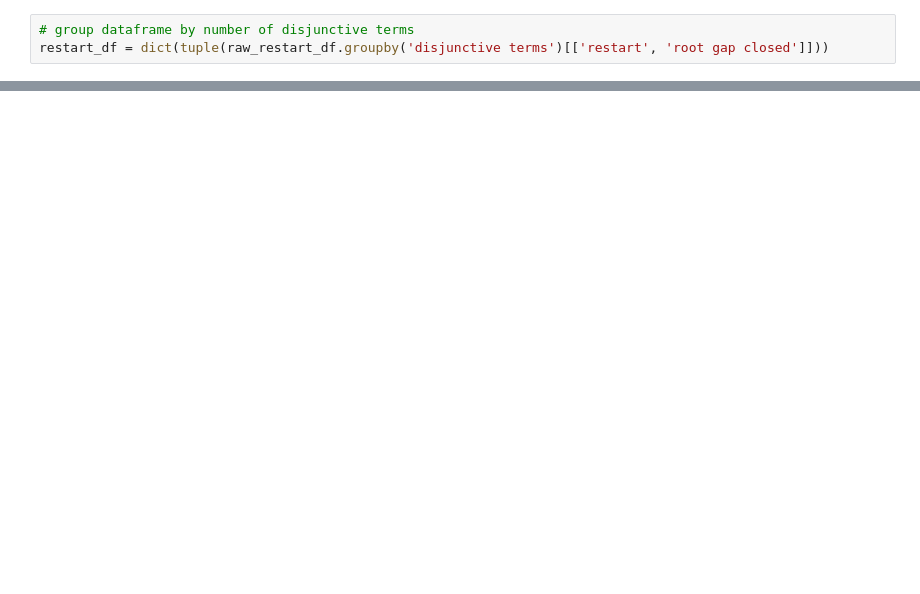
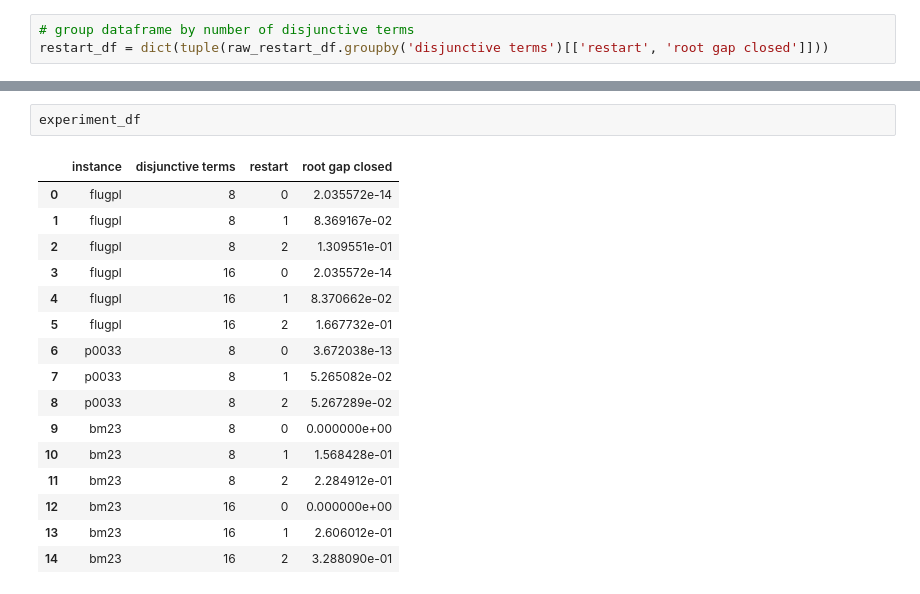
Before and after one commit to spkelle2/warm_starting_series_of_MILPs, a Jupyter notebook: experiments/graphs.ipynb, the cells around one changed output, grey strips where cells are left out. Saved outputs shown, nothing was run; the diff lists cells and outputs as text; blank space fills up the shorter version.

```diff
--- a/experiments/graphs.ipynb
+++ b/experiments/graphs.ipynb
@@ -123,0 +124,19 @@ plt.show()
+# %%
+experiment_df
+# %% [output]
+|  | instance | disjunctive terms | restart | root gap closed |
+| 0 | flugpl | 8 | 0 | 2.035572e-14 |
+| 1 | flugpl | 8 | 1 | 8.369167e-02 |
+| 2 | flugpl | 8 | 2 | 1.309551e-01 |
+| 3 | flugpl | 16 | 0 | 2.035572e-14 |
+| 4 | flugpl | 16 | 1 | 8.370662e-02 |
+| 5 | flugpl | 16 | 2 | 1.667732e-01 |
+| 6 | p0033 | 8 | 0 | 3.672038e-13 |
+| 7 | p0033 | 8 | 1 | 5.265082e-02 |
+| 8 | p0033 | 8 | 2 | 5.267289e-02 |
+| 9 | bm23 | 8 | 0 | 0.000000e+00 |
+| 10 | bm23 | 8 | 1 | 1.568428e-01 |
+| 11 | bm23 | 8 | 2 | 2.284912e-01 |
+| 12 | bm23 | 16 | 0 | 0.000000e+00 |
+| 13 | bm23 | 16 | 1 | 2.606012e-01 |
+| 14 | bm23 | 16 | 2 | 3.288090e-01 |
```
Also changed, not shown: parts of 5 cells of this notebook, 2 other files.
